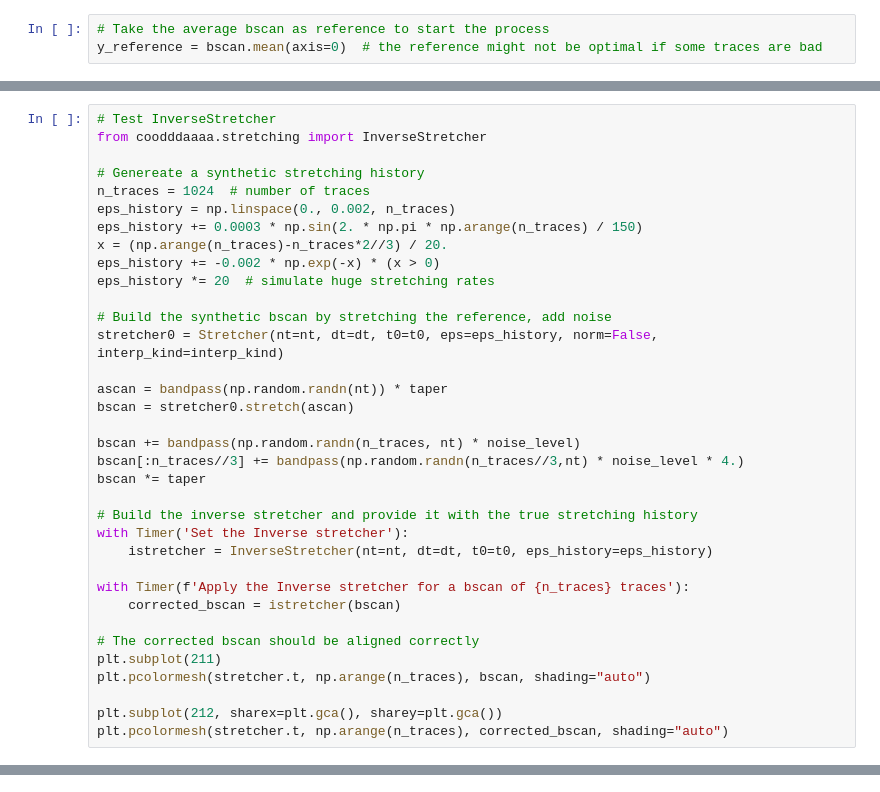
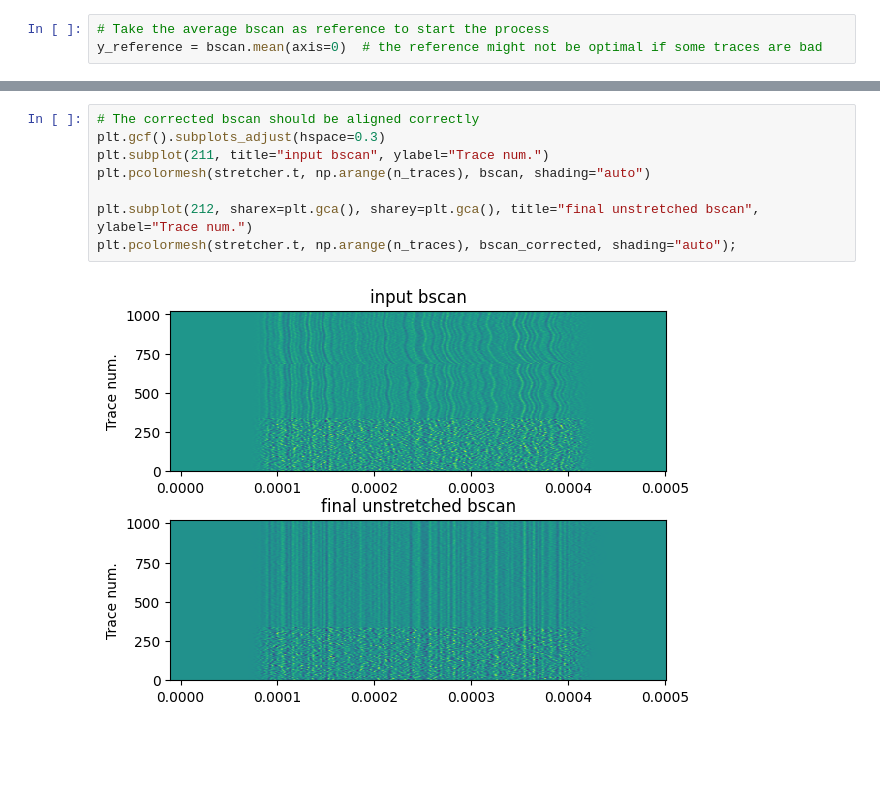
Before and after one commit to mlehujeur/coodddaaaa, a Jupyter notebook: examples/000_examples.ipynb, the cells around one changed output, grey strips where cells are left out. Cells and saved outputs as stored; diff of their text form; blank space fills up the shorter version.

```diff
--- a/examples/000_examples.ipynb
+++ b/examples/000_examples.ipynb
@@ -637,35 +643,0 @@ ax2.legend(loc="best")
-# %%
-# Test InverseStretcher
-from coodddaaaa.stretching import InverseStretcher
-
-# Genereate a synthetic stretching history
-n_traces = 1024  # number of traces
-eps_history = np.linspace(0., 0.002, n_traces)
-eps_history += 0.0003 * np.sin(2. * np.pi * np.arange(n_traces) / 150)
-x = (np.arange(n_traces)-n_traces*2//3) / 20.
-eps_history += -0.002 * np.exp(-x) * (x > 0)
-eps_history *= 20  # simulate huge stretching rates
-
-# Build the synthetic bscan by stretching the reference, add noise
-stretcher0 = Stretcher(nt=nt, dt=dt, t0=t0, eps=eps_history, norm=False, interp_kind=interp_kind)
-
-ascan = bandpass(np.random.randn(nt)) * taper
-bscan = stretcher0.stretch(ascan)
-
-bscan += bandpass(np.random.randn(n_traces, nt) * noise_level)
-bscan[:n_traces//3] += bandpass(np.random.randn(n_traces//3,nt) * noise_level * 4.)
-bscan *= taper
-
-# Build the inverse stretcher and provide it with the true stretching history
-with Timer('Set the Inverse stretcher'):
-    istretcher = InverseStretcher(nt=nt, dt=dt, t0=t0, eps_history=eps_history)
-
-with Timer(f'Apply the Inverse stretcher for a bscan of {n_traces} traces'):
-    corrected_bscan = istretcher(bscan)
-
-# The corrected bscan should be aligned correctly
-plt.subplot(211)
-plt.pcolormesh(stretcher.t, np.arange(n_traces), bscan, shading="auto")
-
-plt.subplot(212, sharex=plt.gca(), sharey=plt.gca())
-plt.pcolormesh(stretcher.t, np.arange(n_traces), corrected_bscan, shading="auto")
@@ -676,0 +644,10 @@ Timer[Apply the Inverse stretcher for a bscan of 1024 traces]: 6.04 ms
+# %%
+# The corrected bscan should be aligned correctly
+plt.gcf().subplots_adjust(hspace=0.3)
+plt.subplot(211, title="input bscan", ylabel="Trace num.")
+plt.pcolormesh(stretcher.t, np.arange(n_traces), bscan, shading="auto")
+
+plt.subplot(212, sharex=plt.gca(), sharey=plt.gca(), title="final unstretched bscan", ylabel="Trace num.")
+plt.pcolormesh(stretcher.t, np.arange(n_traces), bscan_corrected, shading="auto");
+# %% [output]
+[figure, added]
```
Also changed, not shown: parts of 20 cells of this notebook.
